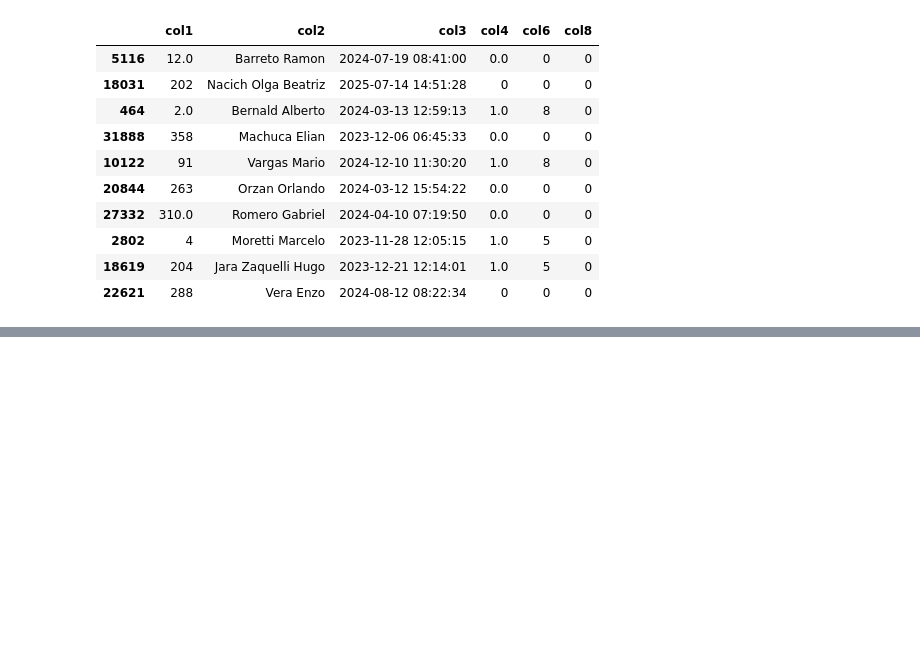
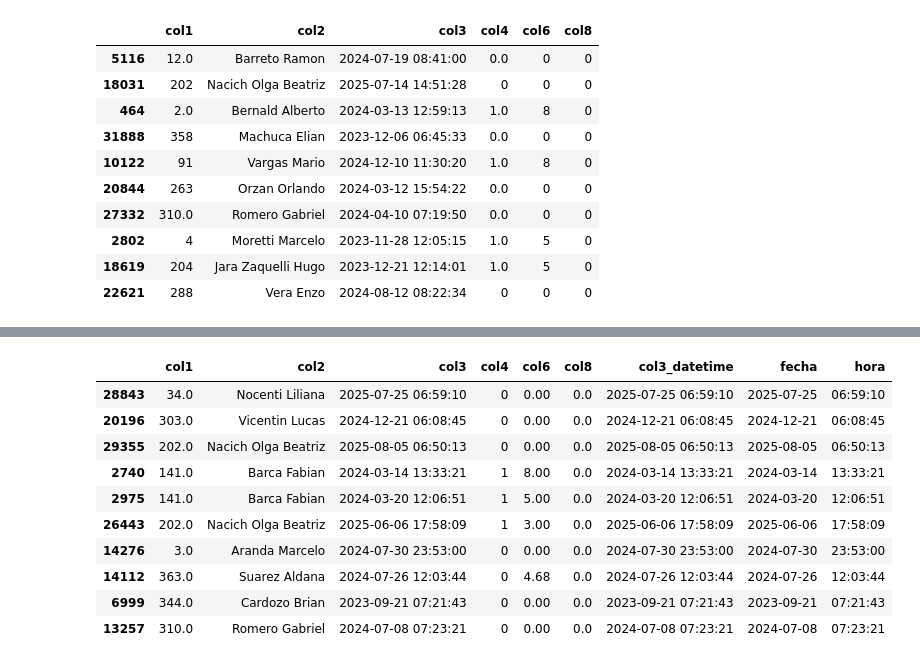
Before and after one commit to hzaquelli82/APSA-Dashboard, a Jupyter notebook: Notebook/Productividad.ipynb, the cells around one changed output, grey strips where cells are left out. Saved outputs shown, nothing was run; the diff lists cells and outputs as text; code cells hidden in the pictures; blank space fills up the shorter version.

```diff
--- a/Notebook/Productividad.ipynb
+++ b/Notebook/Productividad.ipynb
@@ -147,0 +188,14 @@ df_analisis.to_excel('../Data/horarios_unificado.xlsx', index=False)
+# %%
+df.sample(10)
+# %% [output]
+|  | col1 | col2 | col3 | col4 | col6 | col8 | col3_datetime | fecha | hora |
+| 28843 | 34.0 | Nocenti Liliana | 2025-07-25 06:59:10 | 0 | 0.00 | 0.0 | 2025-07-25 06:59:10 | 2025-07-25 | 06:59:10 |
+| 20196 | 303.0 | Vicentin Lucas | 2024-12-21 06:08:45 | 0 | 0.00 | 0.0 | 2024-12-21 06:08:45 | 2024-12-21 | 06:08:45 |
+| 29355 | 202.0 | Nacich Olga Beatriz | 2025-08-05 06:50:13 | 0 | 0.00 | 0.0 | 2025-08-05 06:50:13 | 2025-08-05 | 06:50:13 |
+| 2740 | 141.0 | Barca Fabian | 2024-03-14 13:33:21 | 1 | 8.00 | 0.0 | 2024-03-14 13:33:21 | 2024-03-14 | 13:33:21 |
+| 2975 | 141.0 | Barca Fabian | 2024-03-20 12:06:51 | 1 | 5.00 | 0.0 | 2024-03-20 12:06:51 | 2024-03-20 | 12:06:51 |
+| 26443 | 202.0 | Nacich Olga Beatriz | 2025-06-06 17:58:09 | 1 | 3.00 | 0.0 | 2025-06-06 17:58:09 | 2025-06-06 | 17:58:09 |
+| 14276 | 3.0 | Aranda Marcelo | 2024-07-30 23:53:00 | 0 | 0.00 | 0.0 | 2024-07-30 23:53:00 | 2024-07-30 | 23:53:00 |
+| 14112 | 363.0 | Suarez Aldana | 2024-07-26 12:03:44 | 0 | 4.68 | 0.0 | 2024-07-26 12:03:44 | 2024-07-26 | 12:03:44 |
+| 6999 | 344.0 | Cardozo Brian | 2023-09-21 07:21:43 | 0 | 0.00 | 0.0 | 2023-09-21 07:21:43 | 2023-09-21 | 07:21:43 |
+| 13257 | 310.0 | Romero Gabriel | 2024-07-08 07:23:21 | 0 | 0.00 | 0.0 | 2024-07-08 07:23:21 | 2024-07-08 | 07:23:21 |
```
Also changed, not shown: parts of 8 cells of this notebook, 1 other file.
